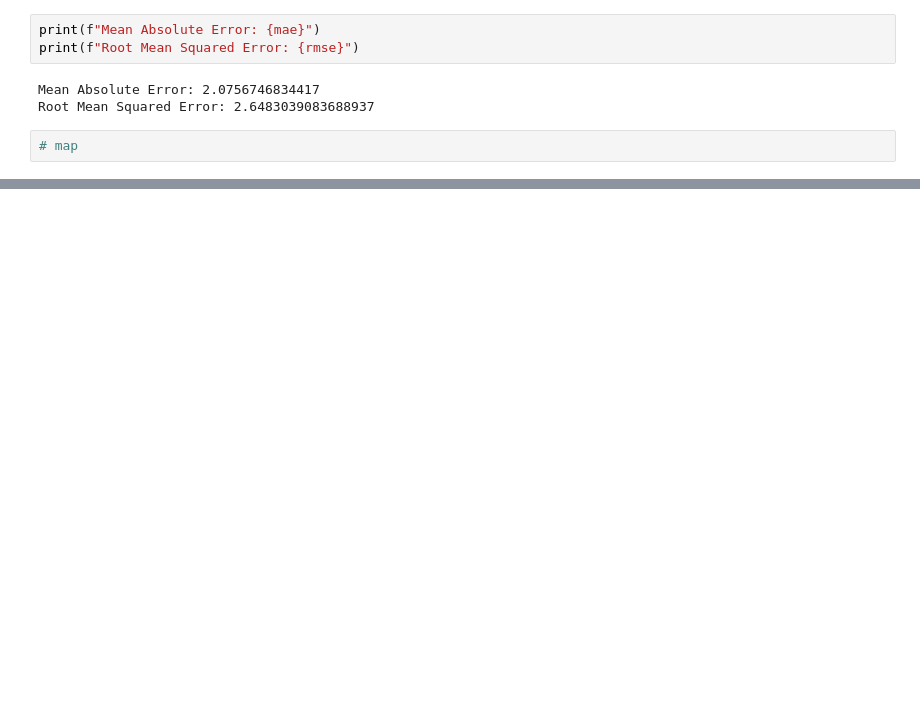
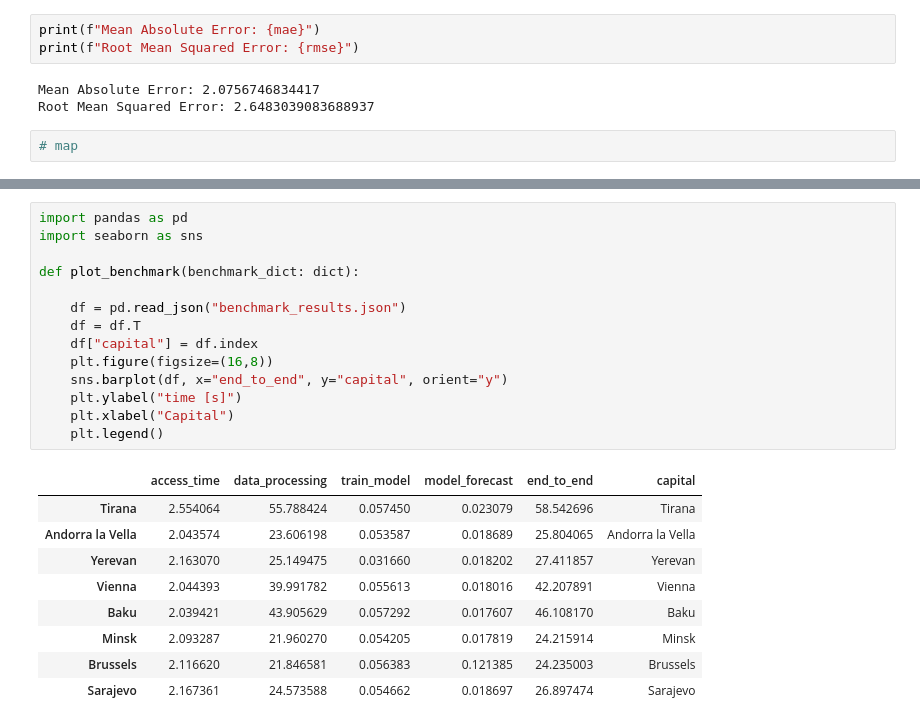
Before and after one commit to tetaud-sebastien/destination-darth-data-visualization, a Jupyter notebook: climate-dt-visualization.ipynb, the cells around one changed output, grey strips where cells are left out. Cells and saved outputs as stored; diff of their text form; blank space fills up the shorter version.

```diff
--- a/climate-dt-visualization.ipynb
+++ b/climate-dt-visualization.ipynb
@@ -58,0 +79,24 @@ Root Mean Squared Error: 2.6483039083688937
+# %%
+import pandas as pd
+import seaborn as sns
+
+def plot_benchmark(benchmark_dict: dict):
+
+    df = pd.read_json("benchmark_results.json")
+    df = df.T
+    df["capital"] = df.index
+    plt.figure(figsize=(16,8))
+    sns.barplot(df, x="end_to_end", y="capital", orient="y")
+    plt.ylabel("time [s]")
+    plt.xlabel("Capital")
+    plt.legend()
+# %% [output]
+|  | access_time | data_processing | train_model | model_forecast | end_to_end | capital |
+| Tirana | 2.554064 | 55.788424 | 0.057450 | 0.023079 | 58.542696 | Tirana |
+| Andorra la Vella | 2.043574 | 23.606198 | 0.053587 | 0.018689 | 25.804065 | Andorra la Vella |
+| Yerevan | 2.163070 | 25.149475 | 0.031660 | 0.018202 | 27.411857 | Yerevan |
+| Vienna | 2.044393 | 39.991782 | 0.055613 | 0.018016 | 42.207891 | Vienna |
+| Baku | 2.039421 | 43.905629 | 0.057292 | 0.017607 | 46.108170 | Baku |
+| Minsk | 2.093287 | 21.960270 | 0.054205 | 0.017819 | 24.215914 | Minsk |
+| Brussels | 2.116620 | 21.846581 | 0.056383 | 0.121385 | 24.235003 | Brussels |
+| Sarajevo | 2.167361 | 24.573588 | 0.054662 | 0.018697 | 26.897474 | Sarajevo |
```
Also changed, not shown: parts of 4 cells of this notebook, 6 other files.
